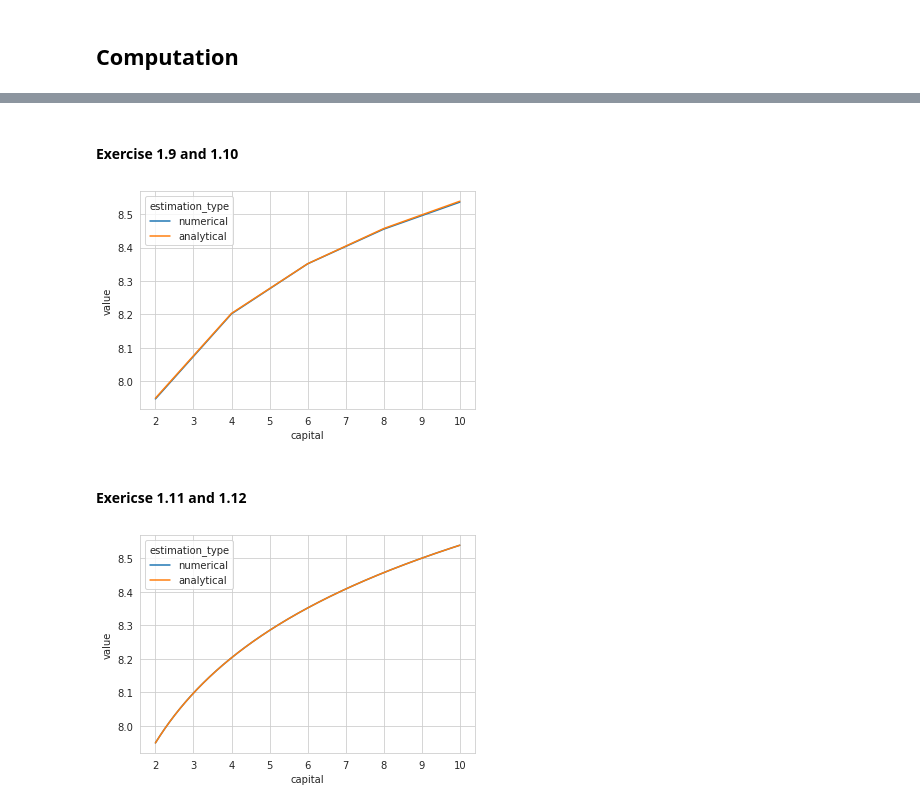
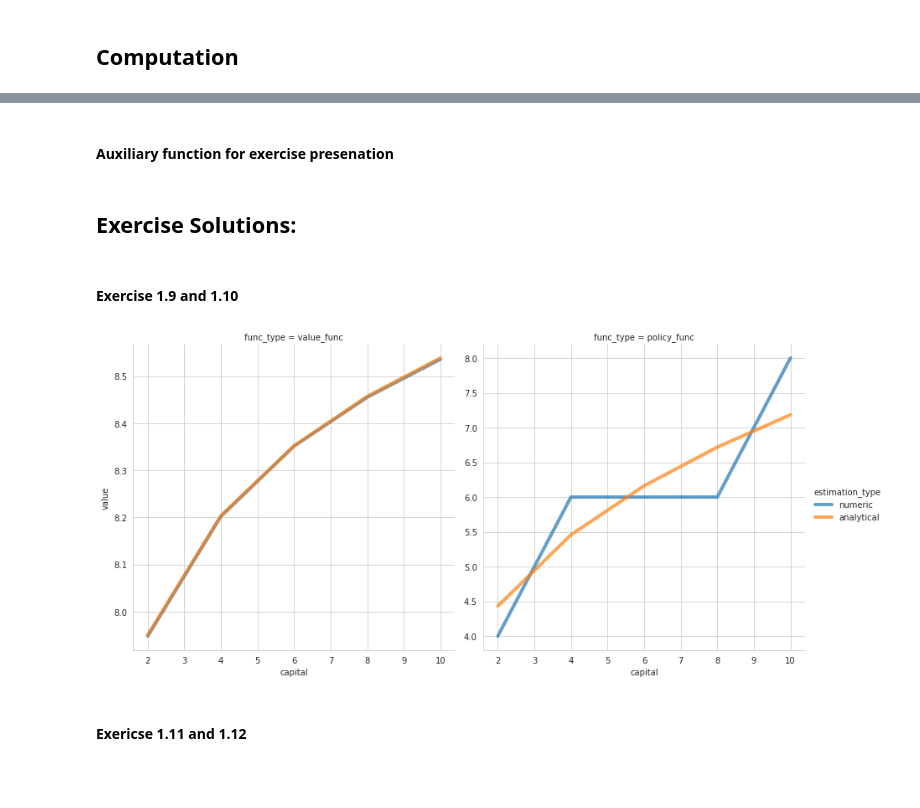
Before and after one commit to timmens/macro_problems, a Jupyter notebook: ps1.ipynb, the cells around one changed output, grey strips where cells are left out. Saved outputs shown, nothing was run; the diff lists cells and outputs as text; code cells hidden in the pictures; blank space fills up the shorter version.

```diff
--- a/ps1.ipynb
+++ b/ps1.ipynb
@@ -30,7 +38,7 @@ def alpha_one(alpha, beta):
 def alpha_zero(beta, technology, alpha_1):
     """Alpha zero as computed in exercise 1.8
 
-    This computes alpha zero dependent in alpha_1. In principle alpha_0
+    This computes alpha zero dependent on alpha_1. In principle alpha_0
     can be formulated without a dependence on alpha_1 but since I am bad
     in "algebra" I avoid taking the risk of making an error.
 
@@ -51,14 +59,13 @@ def alpha_zero(beta, technology, alpha_1):
     out /= 1 - beta
     return out
 # %%
-def value_function_guess(capital, alpha_0, alpha_1):
-    """Value function guess.
+def value_function_analytical(capital, alpha_0, alpha_1):
+    """Analytical value function guess.
 
     Args:
         capital (float or np.ndarray): Capital.
         alpha_0 (float): Coefficient.
         alpha_1 (float): Coefficient.
-
 
     Returns:
         value (float or np.ndarray): Value given capital.
@@ -241,7 +284,7 @@ def value_func_iteration(
     """
     capital_grid = np.array(capital_grid)
 
-    value_array, n = _internal_value_func_iteration(
+    value_array, policy_array, n = _internal_value_func_iteration(
         alpha, beta, technology, capital_grid, tolerance, initial_array_size
     )
 
@@ -250,10 +293,8 @@ def value_func_iteration(
         "value_array": value_array[:n, :],
     }
 
-    result = np.concatenate(
-        (capital_grid.reshape(-1, 1), value_array[n - 1, :, np.newaxis]), axis=1
-    )
-    result = pd.DataFrame(result, columns=["capital", "numerical"])
+    result = np.c_[capital_grid, value_array[n - 1, :], policy_array]
+    result = pd.DataFrame(result, columns=["capital", "values", "policy"])
 
     out = (result, info) if return_info else result
     return out
@@ -264,18 +303,2 @@ def value_func_iteration(
-# %%
-alpha = 0.3
-beta = 0.6
-technology = 20
-
-
-def exercise(capital_grid):
-    df = value_func_iteration(alpha, beta, technology, CAPITAL_GRID)
-
-    alpha_1 = alpha_one(alpha, beta)
-    alpha_0 = alpha_zero(beta, technology, alpha_1)
-
-    values_analytical = value_function_guess(CAPITAL_GRID, alpha_0, alpha_1)
-
-    df["analytical"] = values_analytical
-    df = df.melt(id_vars="capital", value_name="value", var_name="estimation_type")
-
-    sns.lineplot(x="capital", y="value", hue="estimation_type", data=df)
+# %% [markdown]
+#### Auxiliary function for exercise presenation
@@ -282,12 +361,10 @@ def exercise(capital_grid):
+# %% [markdown]
+## Exercise Solutions:
 # %% [markdown]
 #### Exercise 1.9 and 1.10
 # %%
-CAPITAL_GRID = np.arange(2, 12, 2)
+exercise_solution(capital_grid=np.arange(2, 12, 2))
+# %% [output]
+[figure, added]
-# %%
-# first function call takes a bit longer than expected since it is compiled with
-# numba. All following function calls are fast.
-exercise(CAPITAL_GRID)
-# %% [output]
-[figure, removed]
 # %% [markdown]
 #### Exericse 1.11 and 1.12
@@ -296,4 +370,0 @@ CAPITAL_GRID = np.linspace(2, 10, num=1000)
-# %%
-exercise(CAPITAL_GRID)
-# %% [output]
-[figure, removed]
```
Also changed, not shown: parts of 14 cells of this notebook, 1 other file.
